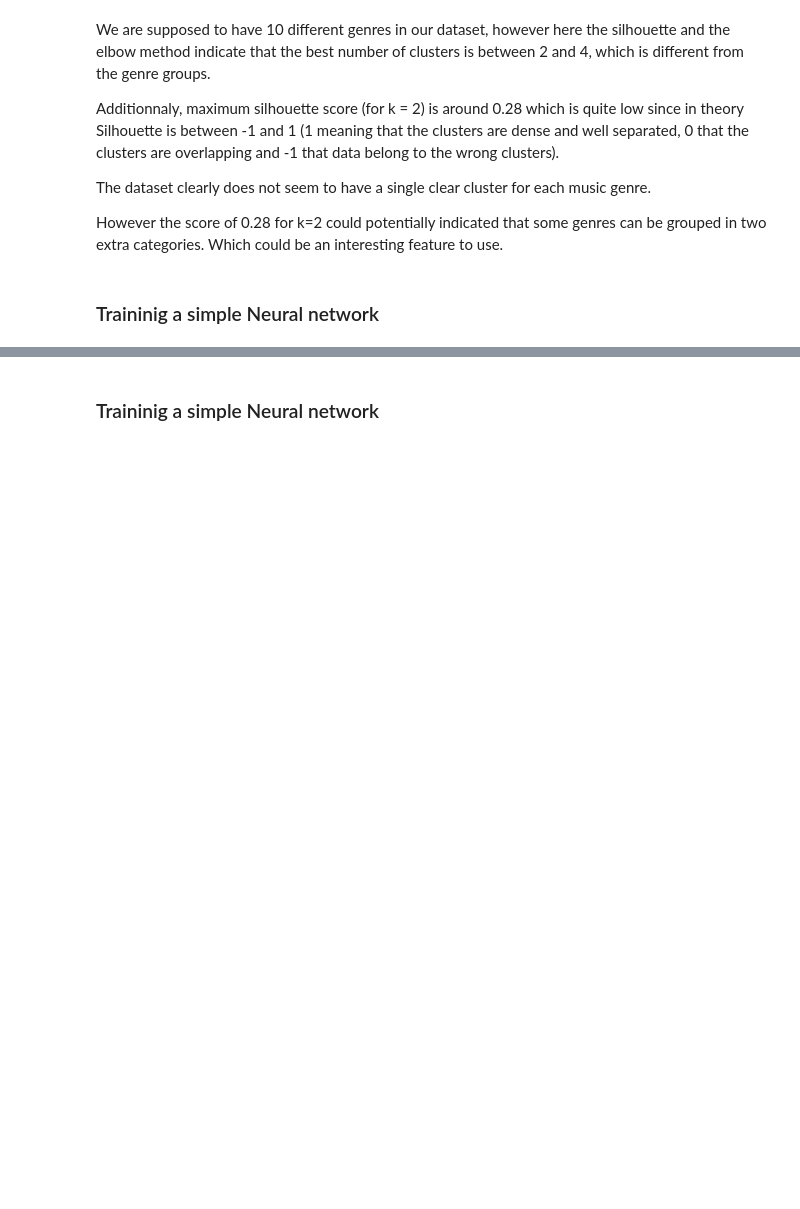
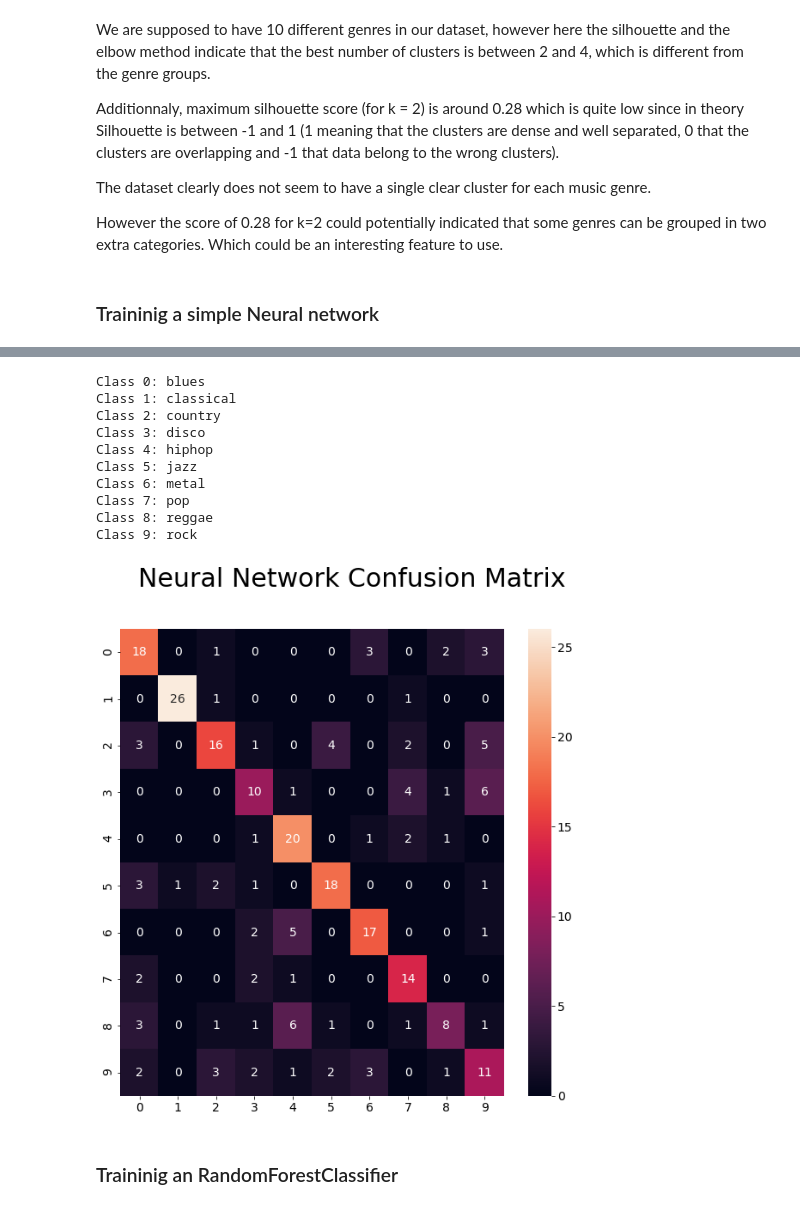
Before and after one commit to andbluedev/Music-Genre-Classification-Notebooks, a Jupyter notebook: Dataset_Analysis.ipynb, the cells around one changed output, grey strips where cells are left out. Drawn from its saved outputs; the diff is of its cells as text; code cells hidden in the pictures; blank space fills up the shorter version.

Commit message:
added confusion matrix plot that works outside of sklear

```diff
--- a/Dataset_Analysis.ipynb
+++ b/Dataset_Analysis.ipynb
@@ -373,5 +358,35 @@ plt.show()
-# %% [markdown]
-### Traininig a simple Neural network
+# %%
+from sklearn.metrics import confusion_matrix
+
+y_pred_nn = np.argmax(model.predict(X_test), axis=-1)
+
+
+def show_confusion_matrix(y_true, y_pred, encoder, title=""):
+    for number, classname in enumerate(encoder.classes_):
+        print(f"Class {number}: {classname}")
+
+    fig, ax = plt.subplots(1, figsize=(10,10))
+
+    fig.suptitle(title, fontsize=30)
+    cf_matrix = confusion_matrix(y_test, y_pred)
+    sb.heatmap(cf_matrix, annot=True, ax=ax)
+    plt.show()
+
+show_confusion_matrix(y_test, y_pred_nn, encoder, "Neural Network Confusion Matrix")
+# %% [output]
+Class 0: blues
+Class 1: classical
+Class 2: country
+Class 3: disco
+Class 4: hiphop
+Class 5: jazz
+Class 6: metal
+Class 7: pop
+Class 8: reggae
+Class 9: rock
+[figure, added]
+# %% [markdown]
+### Traininig an RandomForestClassifier
 # %%
 from sklearn.ensemble import RandomForestClassifier
 
```
Also changed, not shown: parts of 8 cells of this notebook.
